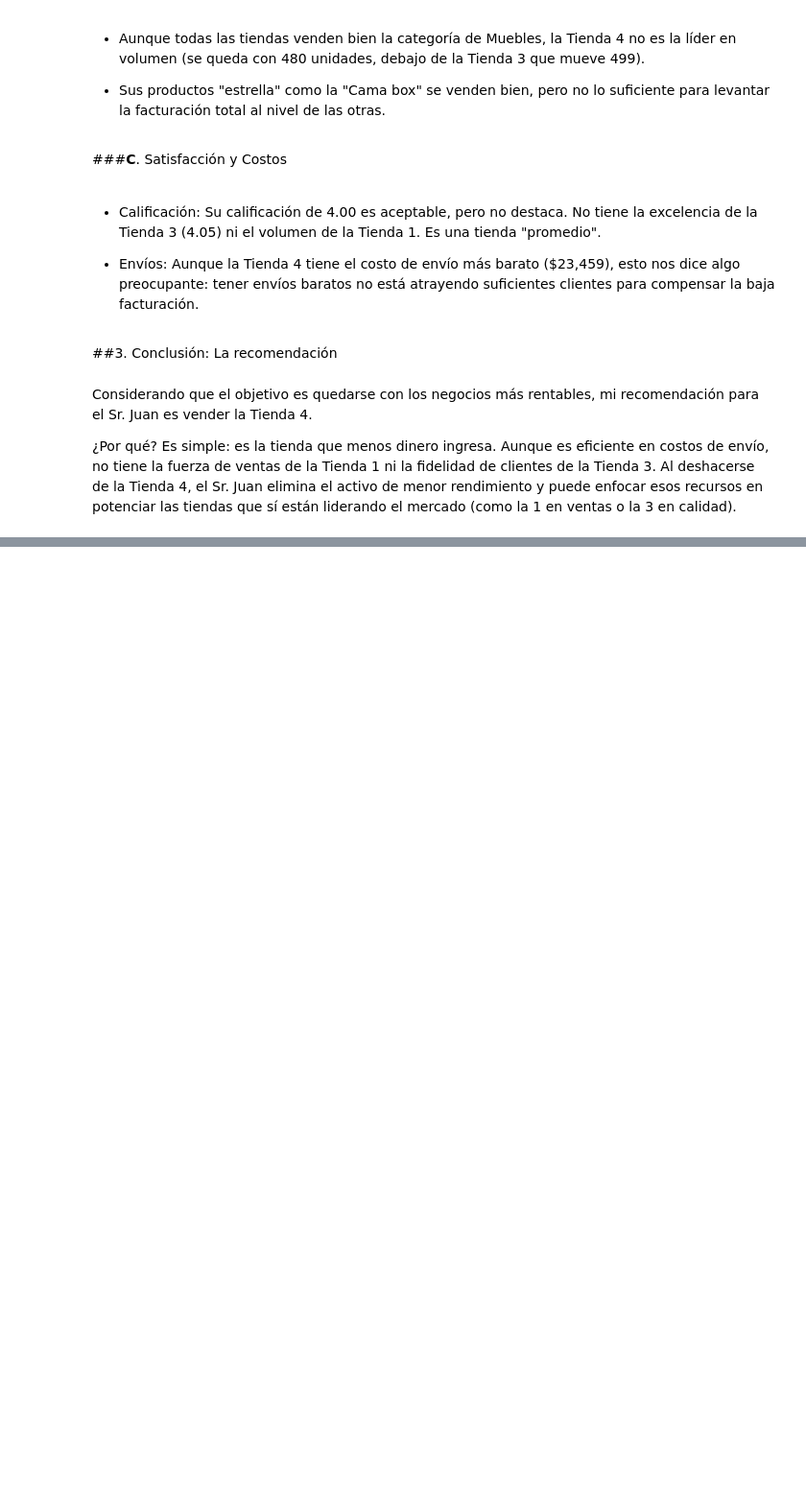
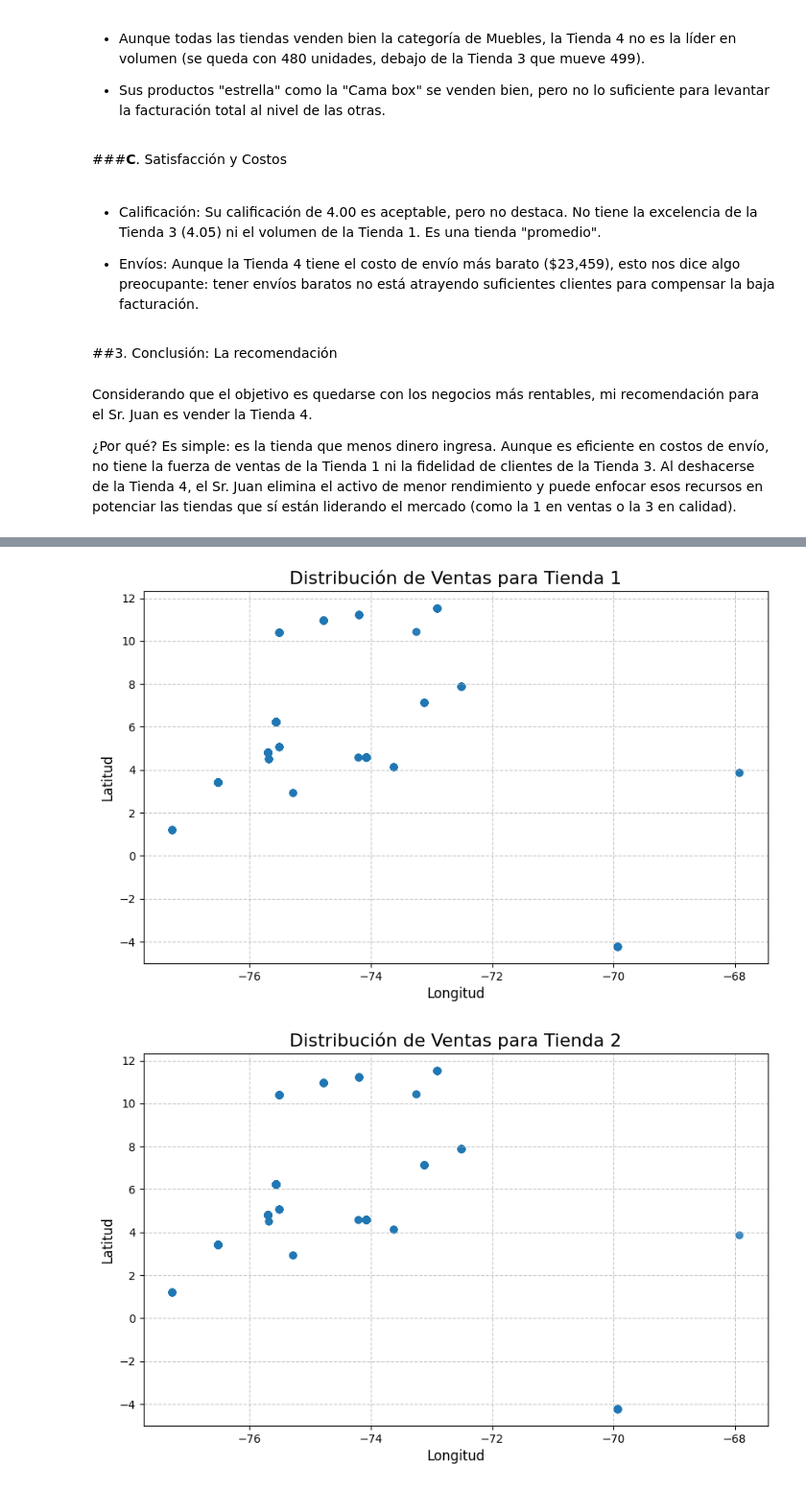
Before and after one commit to ghost22r/challenge-amigo-secreto-aluram, a Jupyter notebook: AluraStoreLatam.ipynb, the cells around one changed output, grey strips where cells are left out. Shown at 96% size. Saved outputs shown, nothing was run; the diff lists cells and outputs as text; code cells hidden in the pictures; blank space fills up the shorter version.

```diff
--- a/AluraStoreLatam.ipynb
+++ b/AluraStoreLatam.ipynb
@@ -356,0 +432,17 @@ Considerando que el objetivo es quedarse con los negocios más rentables, mi rec
+# %%
+import matplotlib.pyplot as plt
+
+unique_stores = all_stores_df['Tienda'].unique()
+
+for store in unique_stores:
+    store_data = all_stores_df[all_stores_df['Tienda'] == store]
+    plt.figure(figsize=(10, 6))
+    plt.scatter(store_data['lon'], store_data['lat'], alpha=0.6)
+    plt.title(f'Distribución de Ventas para {store}', fontsize=16)
+    plt.xlabel('Longitud', fontsize=12)
+    plt.ylabel('Latitud', fontsize=12)
+    plt.grid(True, linestyle='--', alpha=0.7)
+    plt.show()
+# %% [output]
+[figure, added]
+[figure, added]
```
Also changed, not shown: parts of 6 cells of this notebook.
